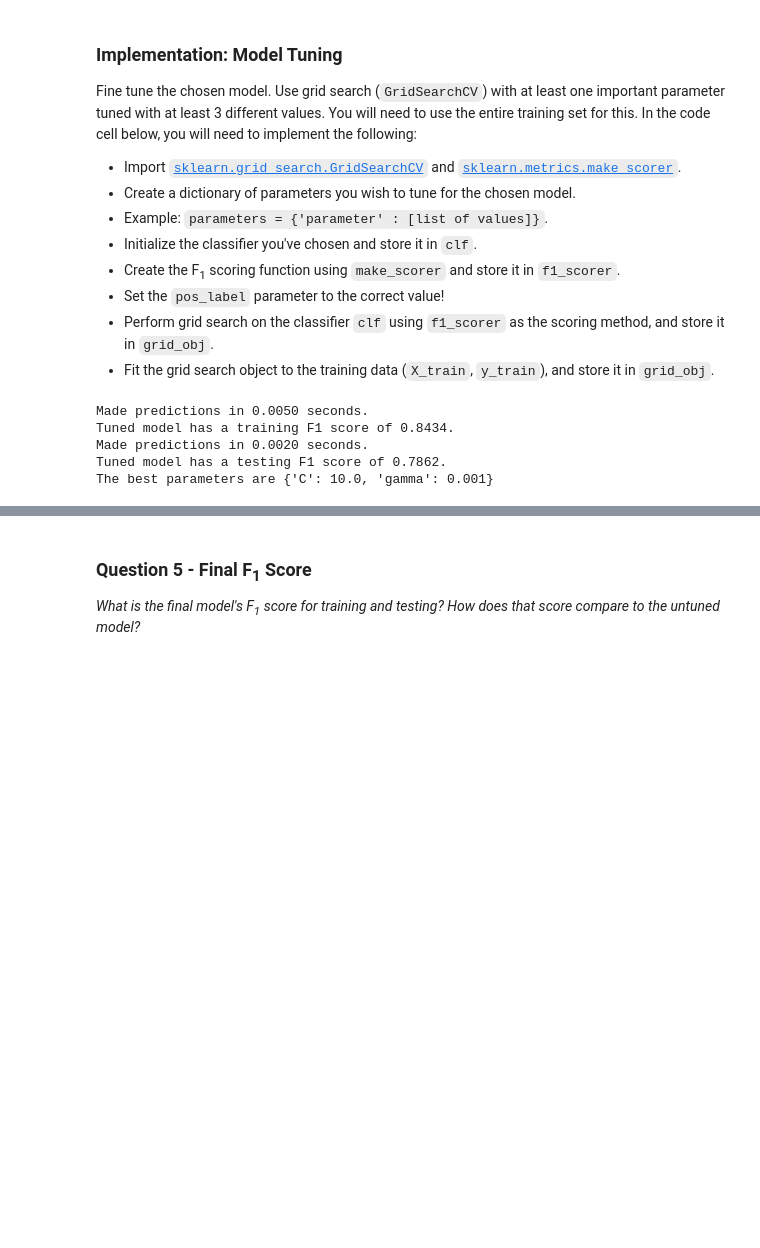
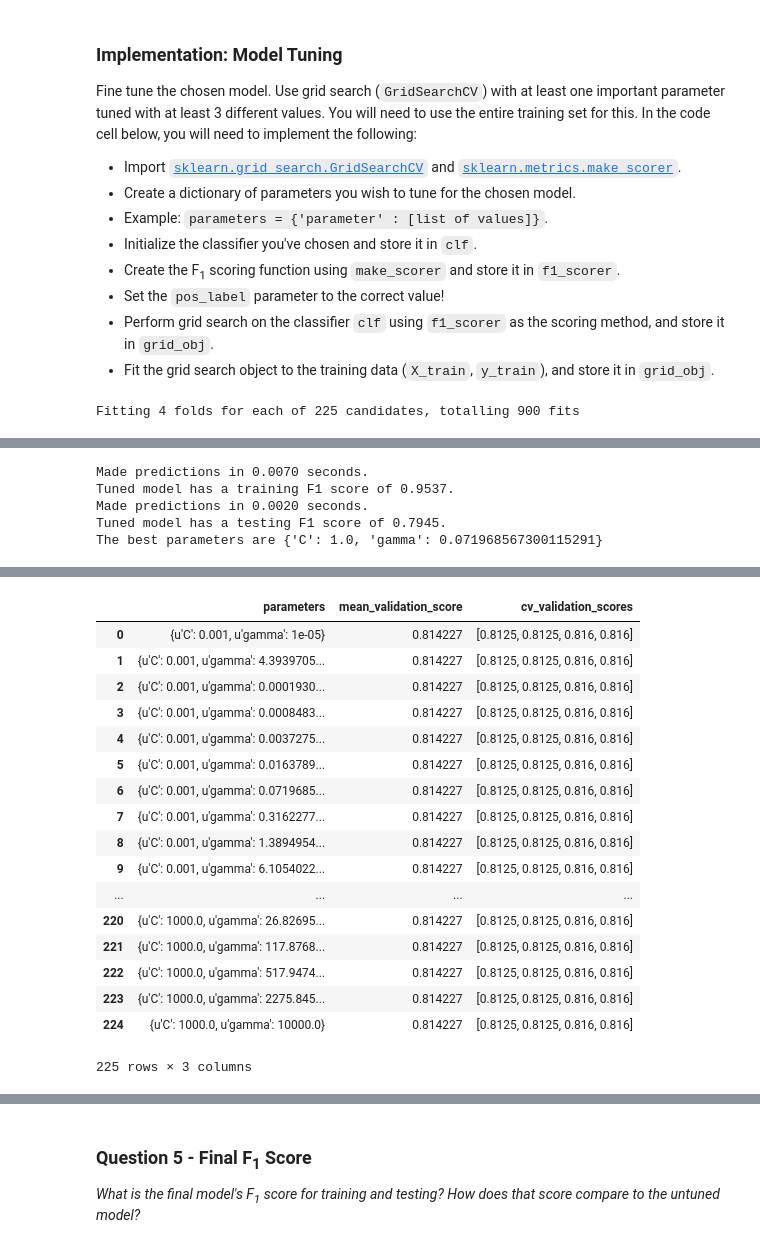
Before and after one commit to OrangeWong/student_intervention, a Jupyter notebook: student_intervention.ipynb, the cells around one changed output, grey strips where cells are left out. Saved outputs shown, nothing was run; the diff lists cells and outputs as text; code cells hidden in the pictures; blank space fills up the shorter version.

Commit message:
Second submission.

```diff
--- a/student_intervention.ipynb
+++ b/student_intervention.ipynb
@@ -382,18 +444,18 @@ from sklearn.metrics import f1_score
 from sklearn.svm import SVC
 
 # TODO: Create the parameters list you wish to tune
-C_range = np.logspace(-2, 10, 13)
-gamma_range = np.logspace(-9, 3, 13)
+C_range = np.logspace(-3, 3, 15)
+gamma_range = np.logspace(-5, 4, 15)
 parameters = dict(gamma=gamma_range, C=C_range)
 
 # TODO: Initialize the classifier
-clf = SVC(degree= 2)
+clf = SVC(degree= 2, random_state=1)
 
 # TODO: Make an f1 scoring function using 'make_scorer'
 f1_scorer = make_scorer(f1_score, pos_label="yes")
 
 # TODO: Perform grid search on the classifier using the f1_scorer as the scoring method
-grid_obj = GridSearchCV(clf, param_grid=parameters, scoring=f1_scorer)
+grid_obj = GridSearchCV(clf, param_grid=parameters, scoring=f1_scorer, verbose=1, cv= 4)
 
 # TODO: Fit the grid search object to the training data and find the optimal parameters
 grid_obj.fit(X_train, y_train)
@@ -407,9 +469,8 @@ print "Tuned model has a training F1 score of {:.4f}.".format(predict_labels(clf
 print "Tuned model has a testing F1 score of {:.4f}.".format(predict_labels(clf, X_test, y_test))
 
 print "The best parameters are {}".format(best_params)
+
+from IPython.display import display
+display(pd.DataFrame(grid_obj.grid_scores_))
 # %% [output]
-Made predictions in 0.0050 seconds.
-Tuned model has a training F1 score of 0.8434.
-Made predictions in 0.0020 seconds.
-Tuned model has a testing F1 score of 0.7862.
-The best parameters are {'C': 10.0, 'gamma': 0.001}
+Fitting 4 folds for each of 225 candidates, totalling 900 fits
@@ -415,0 +481,5 @@ The best parameters are {'C': 10.0, 'gamma': 0.001}
+Made predictions in 0.0070 seconds.
+Tuned model has a training F1 score of 0.9537.
+Made predictions in 0.0020 seconds.
+Tuned model has a testing F1 score of 0.7945.
+The best parameters are {'C': 1.0, 'gamma': 0.071968567300115291}
@@ -415,0 +487,18 @@ The best parameters are {'C': 10.0, 'gamma': 0.001}
+|  | parameters | mean_validation_score | cv_validation_scores |
+| 0 | {u'C': 0.001, u'gamma': 1e-05} | 0.814227 | [0.8125, 0.8125, 0.816, 0.816] |
+| 1 | {u'C': 0.001, u'gamma': 4.3939705... | 0.814227 | [0.8125, 0.8125, 0.816, 0.816] |
+| 2 | {u'C': 0.001, u'gamma': 0.0001930... | 0.814227 | [0.8125, 0.8125, 0.816, 0.816] |
+| 3 | {u'C': 0.001, u'gamma': 0.0008483... | 0.814227 | [0.8125, 0.8125, 0.816, 0.816] |
+| 4 | {u'C': 0.001, u'gamma': 0.0037275... | 0.814227 | [0.8125, 0.8125, 0.816, 0.816] |
+| 5 | {u'C': 0.001, u'gamma': 0.0163789... | 0.814227 | [0.8125, 0.8125, 0.816, 0.816] |
+| 6 | {u'C': 0.001, u'gamma': 0.0719685... | 0.814227 | [0.8125, 0.8125, 0.816, 0.816] |
+| 7 | {u'C': 0.001, u'gamma': 0.3162277... | 0.814227 | [0.8125, 0.8125, 0.816, 0.816] |
+| 8 | {u'C': 0.001, u'gamma': 1.3894954... | 0.814227 | [0.8125, 0.8125, 0.816, 0.816] |
+| 9 | {u'C': 0.001, u'gamma': 6.1054022... | 0.814227 | [0.8125, 0.8125, 0.816, 0.816] |
+| ... | ... | ... | ... |
+| 220 | {u'C': 1000.0, u'gamma': 26.82695... | 0.814227 | [0.8125, 0.8125, 0.816, 0.816] |
+| 221 | {u'C': 1000.0, u'gamma': 117.8768... | 0.814227 | [0.8125, 0.8125, 0.816, 0.816] |
+| 222 | {u'C': 1000.0, u'gamma': 517.9474... | 0.814227 | [0.8125, 0.8125, 0.816, 0.816] |
+| 223 | {u'C': 1000.0, u'gamma': 2275.845... | 0.814227 | [0.8125, 0.8125, 0.816, 0.816] |
+| 224 | {u'C': 1000.0, u'gamma': 10000.0} | 0.814227 | [0.8125, 0.8125, 0.816, 0.816] |
+225 rows × 3 columns
```
Also changed, not shown: parts of 15 cells of this notebook, 1 other file.
